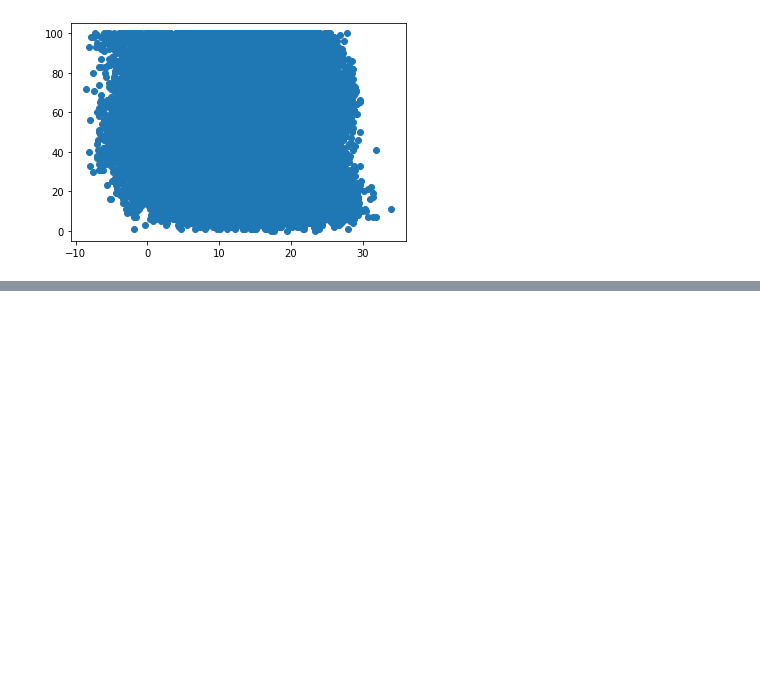
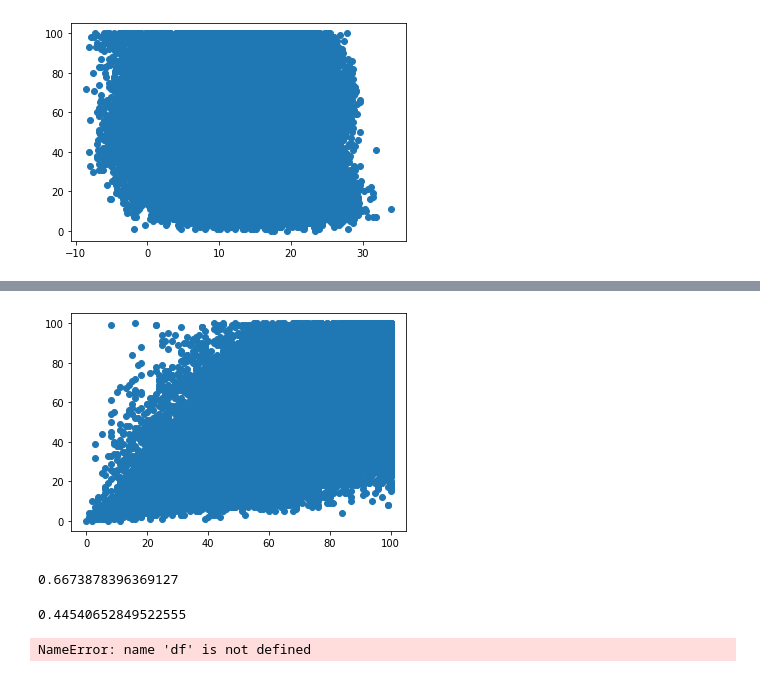
Before and after one commit to azamat-afk/git_lesson, a Jupyter notebook: src/statistics_interview.ipynb, the cells around one changed output, grey strips where cells are left out. Saved outputs shown, nothing was run; the diff lists cells and outputs as text; code cells hidden in the pictures; blank space fills up the shorter version.

```diff
--- a/src/statistics_interview.ipynb
+++ b/src/statistics_interview.ipynb
@@ -286 +288,28 @@ plt.scatter(weather['Humidity9am'], weather['Humidity9am'])
 plt.show()
+# %%
+# Look at the scatter plot for the humidity variables
+plt.scatter(weather['Humidity9am'], weather['Humidity3pm'])
+plt.show()
+# %% [output]
+[figure, added]
+# %%
+# Compute and print the Pearson correlation
+r = weather['Humidity9am'].corr(weather['Humidity3pm'])
+print(r)
+# %% [output]
+0.6673878396369127
+# %%
+# Compute and print the Pearson correlation
+r = weather['Humidity9am'].corr(weather['Humidity3pm'])
+
+# Calculate the r-squared value and print the result
+r2 = r*r
+print(r2)
+# %% [output]
+0.44540652849522555
+# %%
+# Compute and print the correlation
+corr  = df['X'].corr(df['Y'])
+print(corr)
+# %% [output]
+NameError: name 'df' is not defined
```
Also changed, not shown: parts of 58 cells of this notebook.
